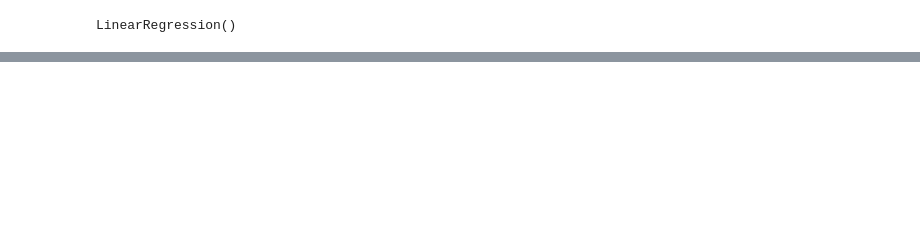
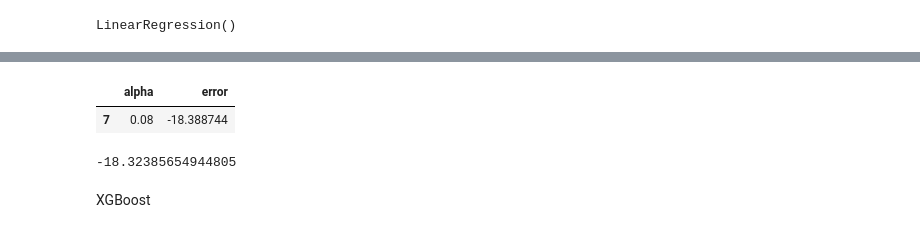
Before and after one commit to vytautasmu/Python_mokymai, a Jupyter notebook: final_work_vcs.ipynb, the cells around one changed output, grey strips where cells are left out. Drawn from its saved outputs; the diff is of its cells as text; code cells hidden in the pictures; blank space fills up the shorter version.

```diff
--- a/final_work_vcs.ipynb
+++ b/final_work_vcs.ipynb
@@ -721,0 +749,16 @@ lm.score(X_test, y_test)
+# %%
+err = tuple(zip(alpha,error))
+df_err = pd.DataFrame(err, columns = ['alpha','error'])
+df_err[df_err.error == max(df_err.error)]
+# %% [output]
+|  | alpha | error |
+| 7 | 0.08 | -18.388744 |
+# %%
+from sklearn.ensemble import RandomForestRegressor
+rf = RandomForestRegressor()
+
+np.mean(cross_val_score(rf,X_train,y_train,scoring = 'neg_mean_absolute_error', cv= 3))
+# %% [output]
+-18.32385654944805
+# %% [markdown]
+XGBoost
```
Also changed, not shown: parts of 24 cells of this notebook.
